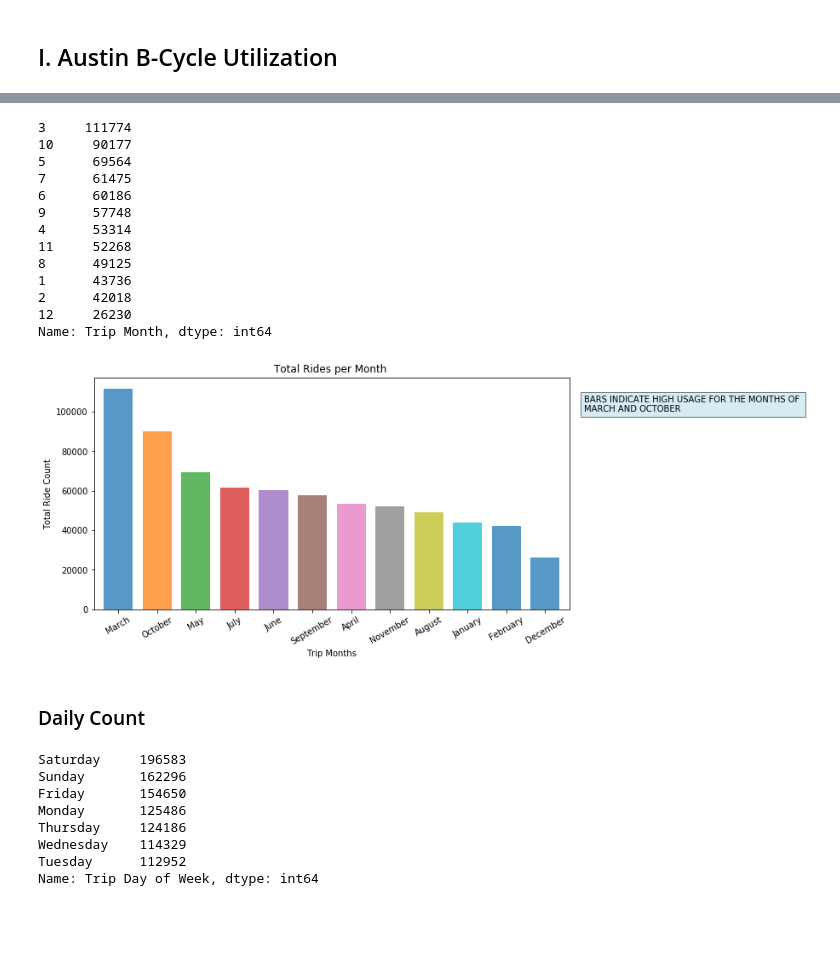
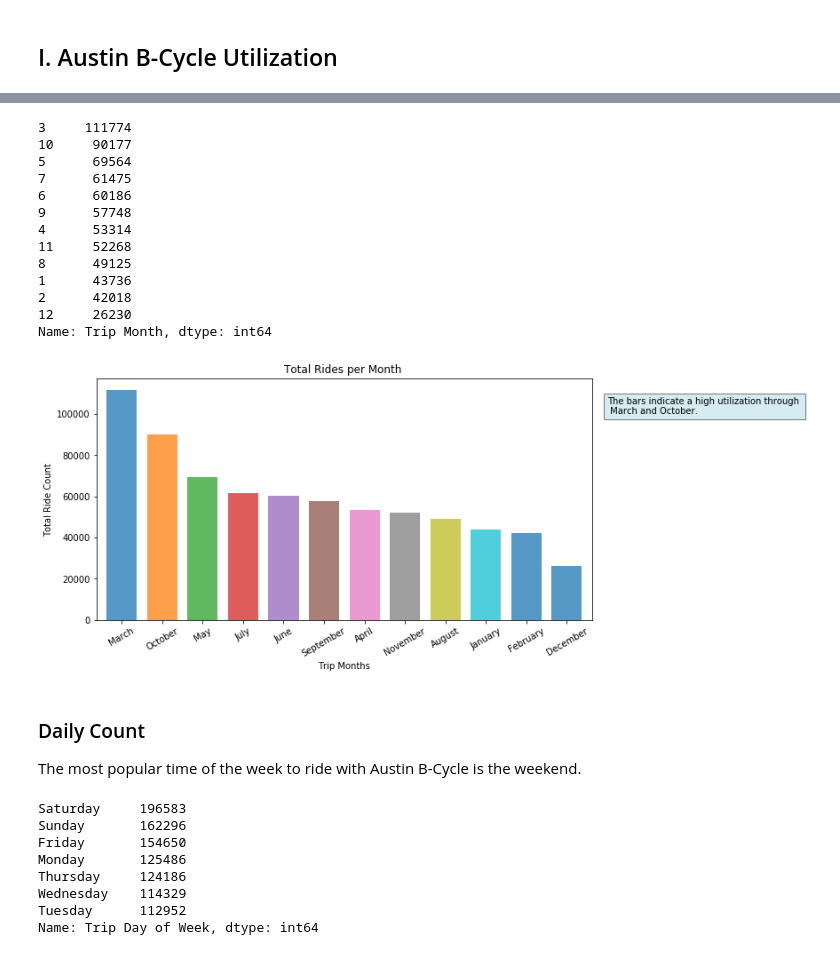
Before and after one commit to ananyay/Pedal_through_Austin, a Jupyter notebook: data_analysis_gabriela.ipynb, the cells around one changed output, grey strips where cells are left out. Cells and saved outputs as stored; diff of their text form; code cells hidden in the pictures; blank space fills up the shorter version.

```diff
--- a/data_analysis_gabriela.ipynb
+++ b/data_analysis_gabriela.ipynb
@@ -110,39 +110,39 @@ plt.show()
 # %%
-# For the Month by Month breakdown, Analysis is based on Trip Month and leveraging Pandas Value_Counts functionality
-# Years 2013 and 2018 are excluded for this section, since only partial data is available and can skew the results.
-
+#  For the Month by Month breakdown, Analysis is based on Trip Month and leveraging Pandas Value_Counts functionality
 df_month = df_bike_cl.loc[(df_bike_cl["Trip Year"] >= 2014) & (df_bike_cl["Trip Year"] <= 2017),:]
 df_bike_month = df_month['Trip Month'].value_counts()
 print(df_bike_month)
 
-# plot the graph with months on X-axis and total number of rides on Y-axis
+# Plot the graph with months on X-axis and total number of rides on Y-axis
 # For a clear presentation, we are importing python library Calendar to convert from month index to a month name
 import calendar
 mn=[calendar.month_name[int(x)] for x in df_bike_month.index.values.tolist()]
 bike_chart = df_bike_month.plot.bar(title = "Total Rides per Month ",width = 0.75,figsize = (10,5),rot = 30,alpha = 0.75 )
 bike_chart.set_xticklabels(mn)
 bike_chart.set_xlabel("Trip Months")
 bike_chart.set_ylabel("Total Ride Count")
-plt.text(12,100000,"BARS INDICATE HIGH USAGE FOR THE MONTHS OF \nMARCH AND OCTOBER",bbox=dict(facecolor='lightblue',alpha =0.5))
+plt.text(12,100000,"The bars indicate a high utilization through \n March and October.",bbox=dict(facecolor='lightblue',alpha =0.5))
 plt.savefig("Images/Rides_per_Month.png")
 plt.show()
 # %% [output]
 3     111774
 10     90177
 5      69564
 7      61475
 6      60186
 9      57748
 4      53314
 11     52268
 8      49125
 1      43736
 2      42018
 12     26230
 Name: Trip Month, dtype: int64
-[figure, old version]
+[figure, new version]
-# %% [markdown]
-###  Daily Count
+# %% [markdown]
+###  Daily Count
+
+The most popular time of the week to ride with Austin B-Cycle is the weekend.
 # %%
 # For this section of the analysis, Data is being sliced by day of the week to find out the most popular day.
 # Checkout Day is the attribute from base data that is used to extract day of the week.
```
Also changed, not shown: parts of 33 cells of this notebook.
